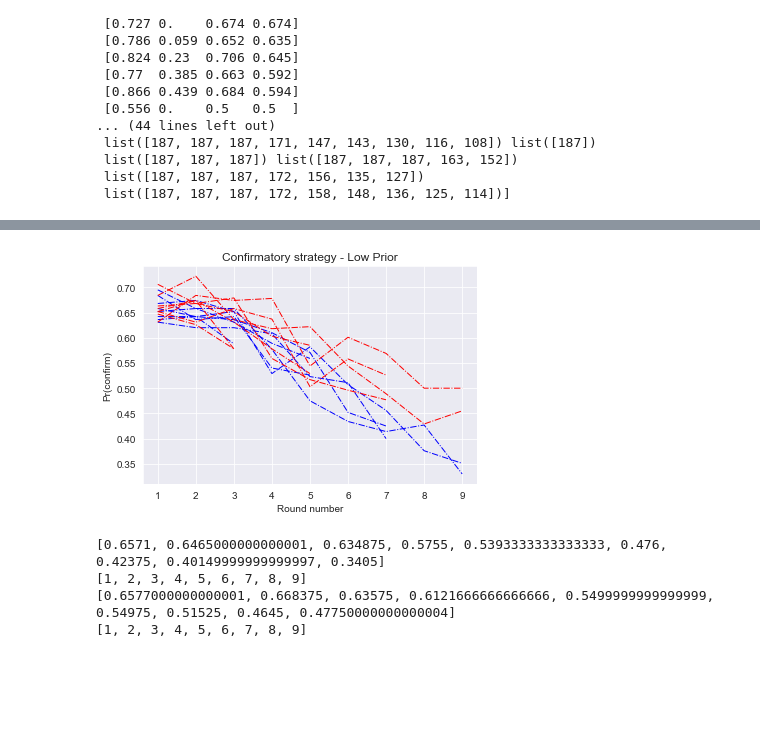
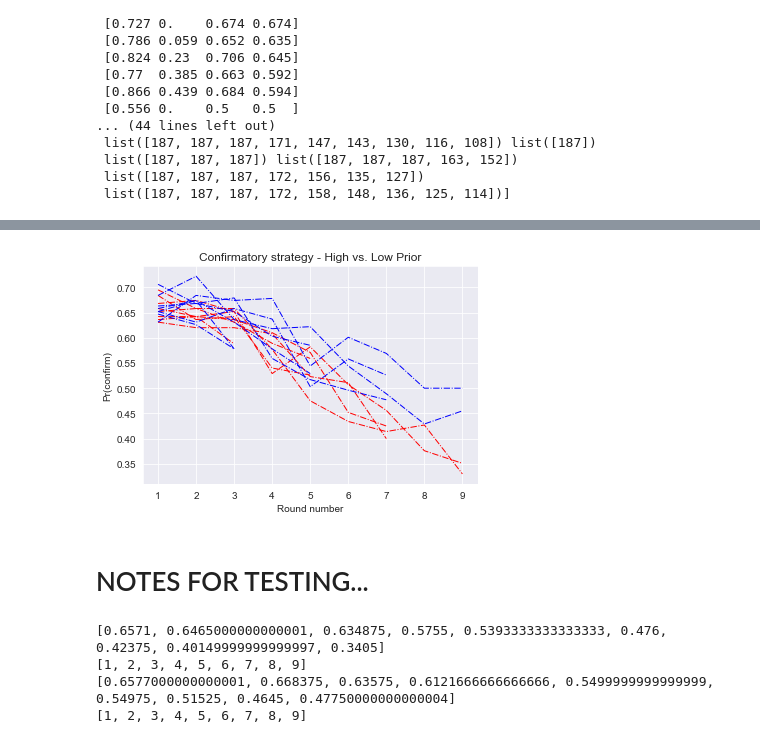
Before and after one commit to niharnandan/RA-Spring2020, a Jupyter notebook: 2020_2 Fall/Data and Analysis/Analysis/Analysis_Task2/Code/SummaryStatisticsT1_v2.ipynb, the cells around one changed output, grey strips where cells are left out. Saved outputs shown, nothing was run; the diff lists cells and outputs as text; code cells hidden in the pictures; blank space fills up the shorter version.

```diff
--- a/2020_2 Fall/Data and Analysis/Analysis/Analysis_Task2/Code/SummaryStatisticsT1_v2.ipynb
+++ b/2020_2 Fall/Data and Analysis/Analysis/Analysis_Task2/Code/SummaryStatisticsT1_v2.ipynb
@@ -243,45 +221,37 @@ plot2d('Confirmatory strategy', x_round, confirmatory_round, 'Round number', 'Pr
 
 # DEFINE THE PLOT
 
-def plot2d(title, x, y, xlabel, ylabel, colors=['red'], lw=[1], ls=['-.'], xaxis=[0,10], yaxis=[0,10], xtick=range(1,10), ytick=range(1,10)):
-    for i in range(len(y)):
-        plt.plot(x[i], y[i], linewidth=lw[0], color = colors[0], linestyle=ls[0])
-    plt.xlabel(xlabel)
-    plt.ylabel(ylabel)
-    plt.title(title)
-
 # HIGH PRIOR
 target_prior = 0.1
-target_color = 'blue'
+target_color = ['blue']
 y_round_target = []
 x_round_target = []
 
 for i_condition in range(25):
     i_prior   = table_condition[i_condition][0]
     if (i_prior == target_prior) or (i_prior == (1-target_prior)):
         x_round_target.append(x_round[i_condition])
         y_round_target.append(confirmatory_round[i_condition])
 
 x_high = x_round_target
 y_high = y_round_target
 
-plot2d('Confirmatory strategy - High Prior', x_round_target, y_round_target, 'Round number', 'Pr(confirm)',target_color)
-
 # LOW PRIOR
 target_prior = 0.3
-target_color = 'red'
+
 y_round_target = []
 x_round_target = []
 
 for i_condition in range(25):
     i_prior   = table_condition[i_condition][0]
     if (i_prior == target_prior) or (i_prior == (1-target_prior)):
         x_round_target.append(x_round[i_condition])
         y_round_target.append(confirmatory_round[i_condition])
 
 x_low = x_round_target
 y_low = y_round_target
+target_colors = ['red']*len(y_low) + ['blue']*len(y_high)
 
-plot2d('Confirmatory strategy - Low Prior', x_round_target, y_round_target, 'Round number', 'Pr(confirm)',target_color)
+plot.plot2d('Confirmatory strategy - High vs. Low Prior', x_high+x_low, y_high+y_low, 'Round number', 'Pr(confirm)',target_colors)
 # %% [output]
-[figure, old version]
+[figure, new version]
@@ -290,3 +258,5 @@ plot2d('Confirmatory strategy - Low Prior', x_round_target, y_round_target, 'Rou
+# %% [markdown]
+# NOTES FOR TESTING...
 # %%
 # CALCULATE AND PLOT THE AVERAGES FOR THE DIFFERENT CONDITIONS
 
```
Also changed, not shown: parts of 23 cells of this notebook, 29 other files.
